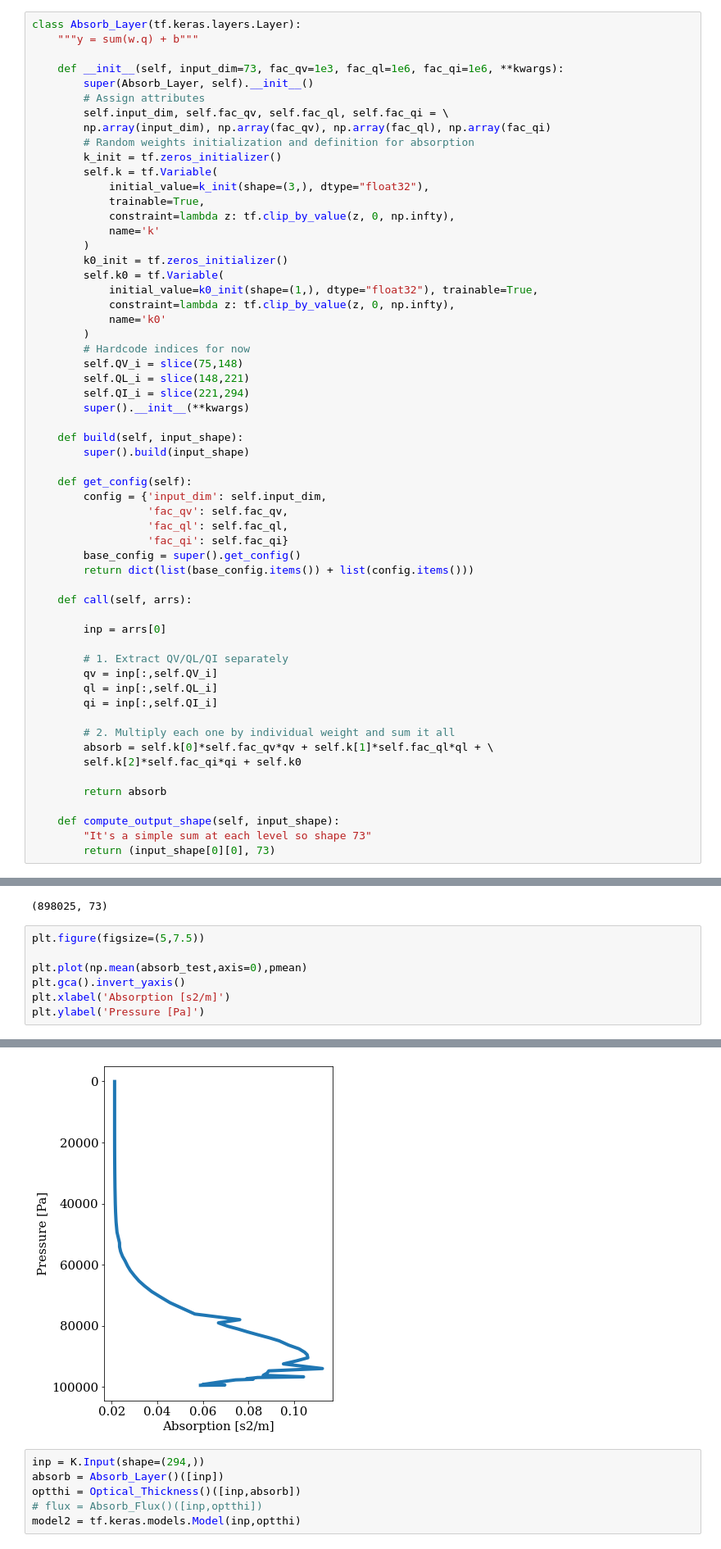
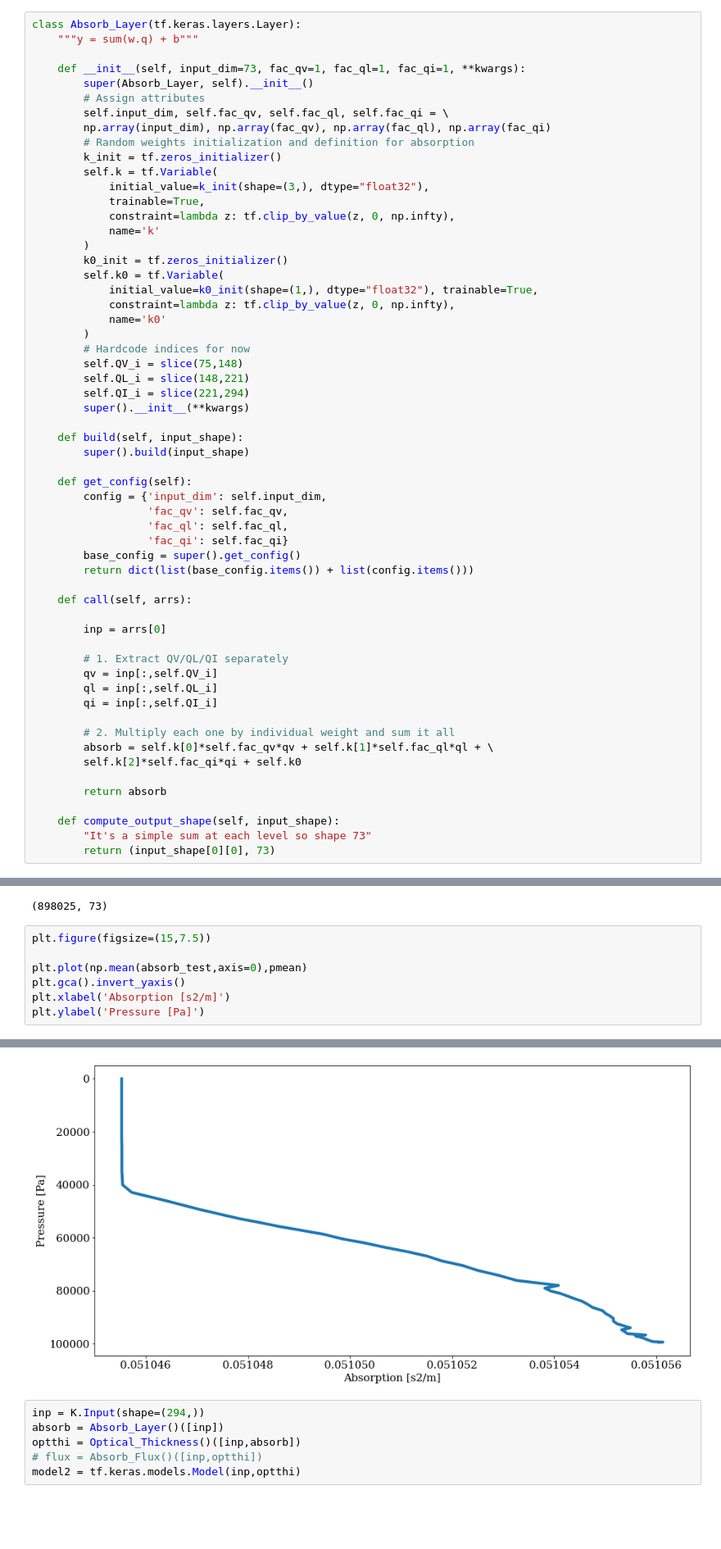
Before and after one commit to tbeucler/ml4rt, a Jupyter notebook: notebooks_tbeucler/02_Train_very_simple_model_SW.ipynb, the cells around one changed output, grey strips where cells are left out. Shown: that part at 82% size. Cells and saved outputs as stored; diff of their text form; blank space fills up the shorter version.

```diff
--- a/notebooks_tbeucler/02_Train_very_simple_model_SW.ipynb
+++ b/notebooks_tbeucler/02_Train_very_simple_model_SW.ipynb
@@ -261,7 +348,7 @@ y.shape
 class Absorb_Layer(tf.keras.layers.Layer):
     """y = sum(w.q) + b"""
 
-    def __init__(self, input_dim=73, fac_qv=1e3, fac_ql=1e6, fac_qi=1e6, **kwargs):
+    def __init__(self, input_dim=73, fac_qv=1, fac_ql=1, fac_qi=1, **kwargs):
         super(Absorb_Layer, self).__init__()
         # Assign attributes
         self.input_dim, self.fac_qv, self.fac_ql, self.fac_qi = \
@@ -628,15 +777,15 @@ absorb_test.shape
 # %% [output]
 (898025, 73)
 # %%
-plt.figure(figsize=(5,7.5))
+plt.figure(figsize=(15,7.5))
 
 plt.plot(np.mean(absorb_test,axis=0),pmean)
 plt.gca().invert_yaxis()
 plt.xlabel('Absorption [s2/m]')
 plt.ylabel('Pressure [Pa]')
 # %% [output]
 Text(0, 0.5, 'Pressure [Pa]')
-[figure, old version]
+[figure, new version]
 # %%
 inp = K.Input(shape=(294,))
 absorb = Absorb_Layer()([inp])
```
Also changed, not shown: parts of 60 cells of this notebook, 1 other file.
